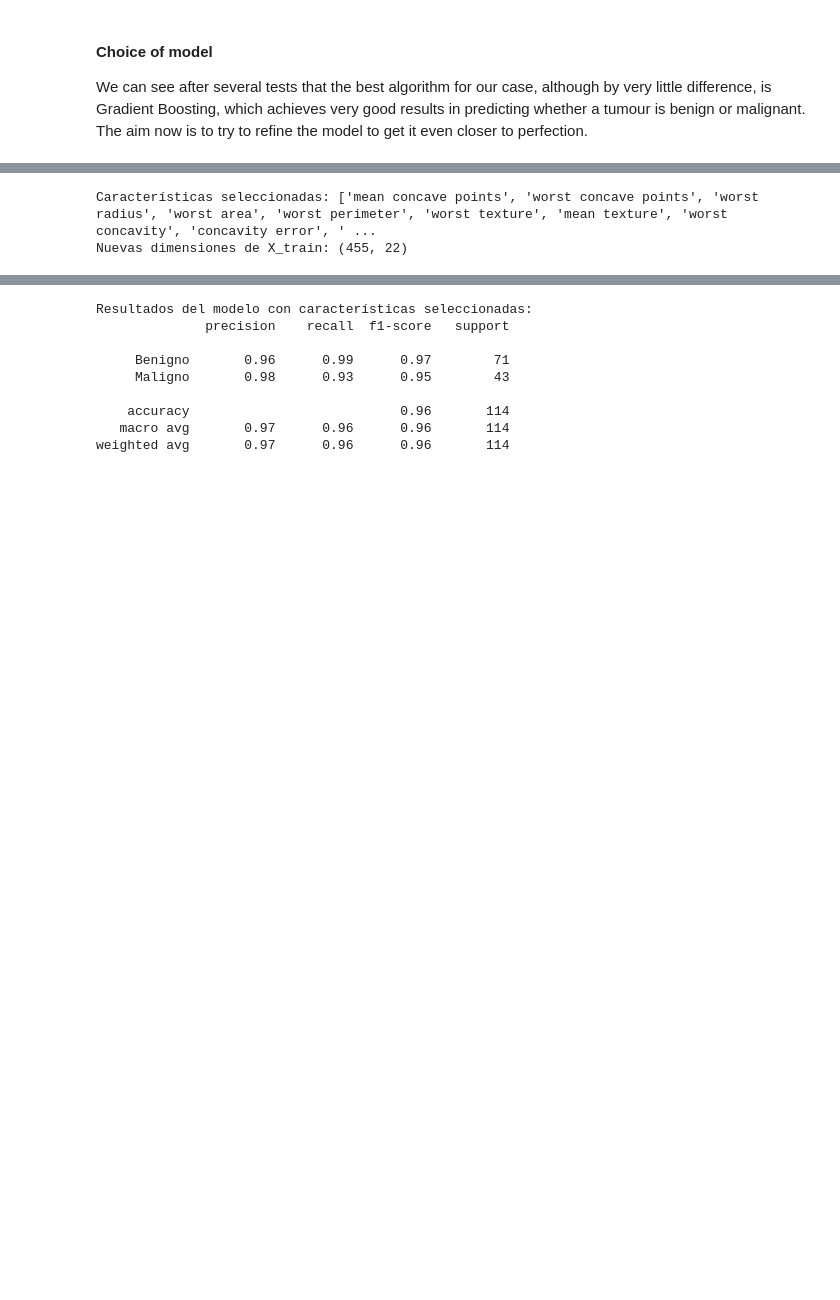
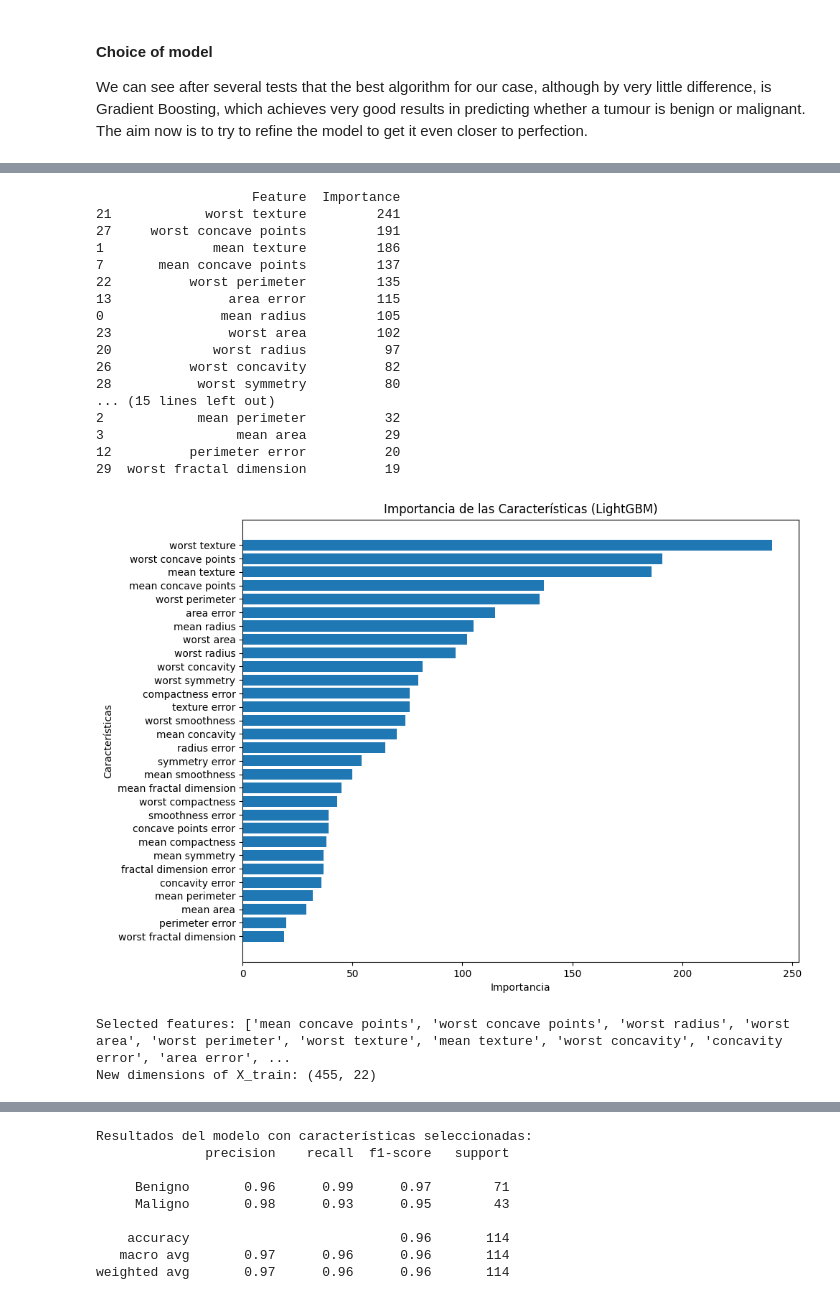
Before and after one commit to Unai1117/BreastCancerBenignOrMalignant, a Jupyter notebook: tumor_prediction.ipynb, the cells around one changed output, grey strips where cells are left out. Cells and saved outputs as stored; diff of their text form; code cells hidden in the pictures; blank space fills up the shorter version.

```diff
--- a/tumor_prediction.ipynb
+++ b/tumor_prediction.ipynb
@@ -258,0 +257,14 @@ weighted avg       0.96      0.96      0.96       114
+# %%
+import warnings
+from lightgbm import LGBMClassifier
+
+warnings.filterwarnings("ignore", category=UserWarning)
+
+lgbm_model = LGBMClassifier(random_state=42)
+
+lgbm_model.fit(X_train, y_train)
+
+y_pred_lgbm_filtered = lgbm_model.predict(X_test)
+
+print("Results for LightGBM with the selected features:")
+print(classification_report(y_test, y_pred_lgbm_filtered, target_names=['Benigno', 'Maligno']))
@@ -295,21 +326,57 @@ plt.show()
 29  worst fractal dimension    0.000040
 8             mean symmetry    0.000025
 [figure]
+# %%
+"""
+import pandas as pd
+importances = lgbm_model.feature_importances_
+
+importance_df = pd.DataFrame({
+    'Feature': X.columns,
+    'Importance': importances
+}).sort_values(by='Importance', ascending=False)
+
+print(importance_df)
+
+plt.figure(figsize=(10, 8))
+plt.barh(importance_df['Feature'], importance_df['Importance'])
+plt.title('Importancia de las Características')
+plt.xlabel('Importancia')
+plt.ylabel('Características')
+plt.gca().invert_yaxis()
+plt.show()
+"""
+# %% [output]
+                    Feature  Importance
+21            worst texture         241
+27     worst concave points         191
+1              mean texture         186
+7       mean concave points         137
+22          worst perimeter         135
+13               area error         115
+0               mean radius         105
+23               worst area         102
+20             worst radius          97
+26          worst concavity          82
+28           worst symmetry          80
+... (15 lines left out)
+2            mean perimeter          32
+3                 mean area          29
+12          perimeter error          20
+29  worst fractal dimension          19
+[figure, added]
 # %%
-# Seleccionar características con importancia mayor a un umbral (por ejemplo, 0.001)
 threshold = 0.001
 important_features = importance_df[importance_df['Importance'] > threshold]['Feature']
 
-# Filtrar el dataset con las características importantes
 X_train_filtered = X_train[important_features]
 X_test_filtered = X_test[important_features]
 
-# Confirmar las dimensiones
 print("Selected features:", list(important_features))
 print("New dimensions of X_train:", X_train_filtered.shape)
 # %% [output]
-Características seleccionadas: ['mean concave points', 'worst concave points', 'worst radius', 'worst area', 'worst perimeter', 'worst texture', 'mean texture', 'worst concavity', 'concavity error', ' ...
-Nuevas dimensiones de X_train: (455, 22)
+Selected features: ['mean concave points', 'worst concave points', 'worst radius', 'worst area', 'worst perimeter', 'worst texture', 'mean texture', 'worst concavity', 'concavity error', 'area error', ...
+New dimensions of X_train: (455, 22)
 # %%
 import warnings
 from lightgbm import LGBMClassifier
```
Also changed, not shown: parts of 18 cells of this notebook.
